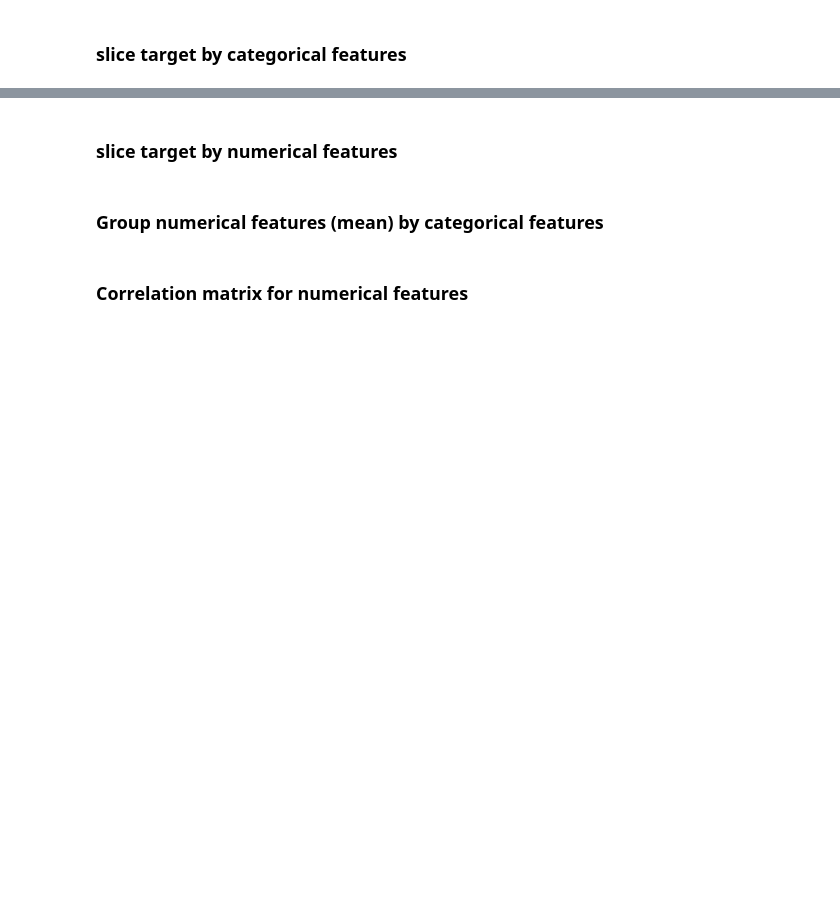
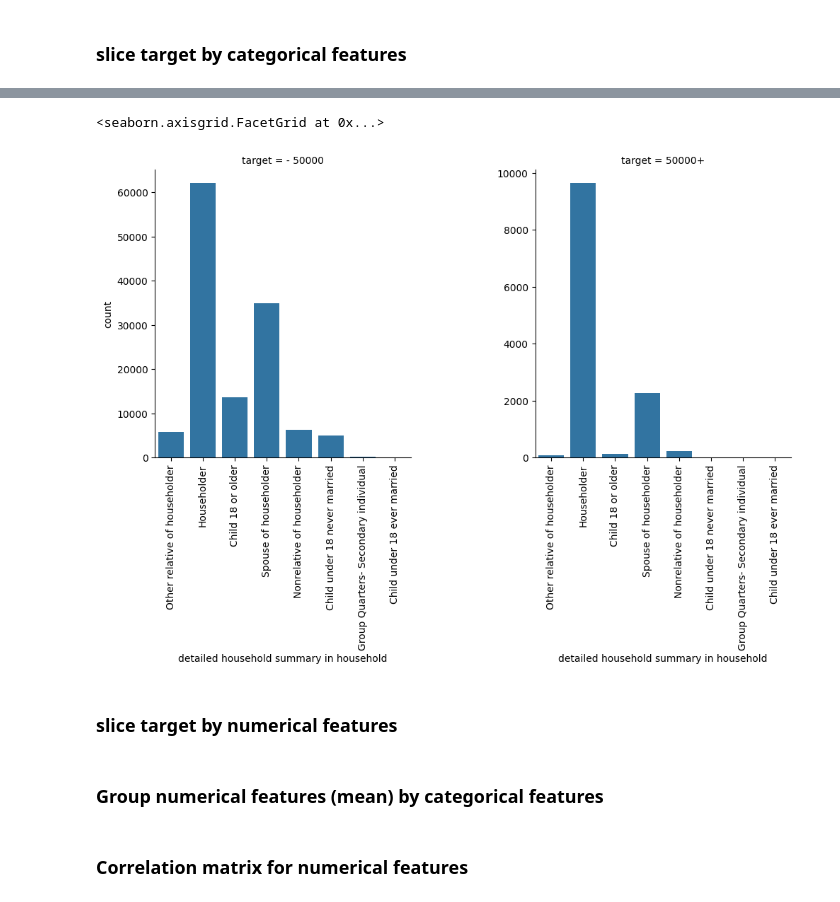
Before and after one commit to devBorbot/census_income, a Jupyter notebook: census_income.ipynb, the cells around one changed output, grey strips where cells are left out. Saved outputs shown, nothing was run; the diff lists cells and outputs as text; code cells hidden in the pictures; blank space fills up the shorter version.

```diff
--- a/census_income.ipynb
+++ b/census_income.ipynb
@@ -706,0 +739,7 @@ g.set_xticklabels(rotation=90)
+# %%
+col = "detailed household summary in household"
+display(pd.crosstab(df_train1['target'], df_train1[col], normalize='index'))
+
+g = sns.catplot(x = col, kind='count', col = 'target', data=df_train1, sharey=False)
+g.set_xticklabels(rotation=90)
+# %% [output]
@@ -707,3 +750,5 @@ g.set_xticklabels(rotation=90)
+<seaborn.axisgrid.FacetGrid at 0x...>
+[figure, added]
 # %%
 for col in cat_cols:
     if df_train1[col].nunique() <=4:
```
Also changed, not shown: parts of 6 cells of this notebook.
